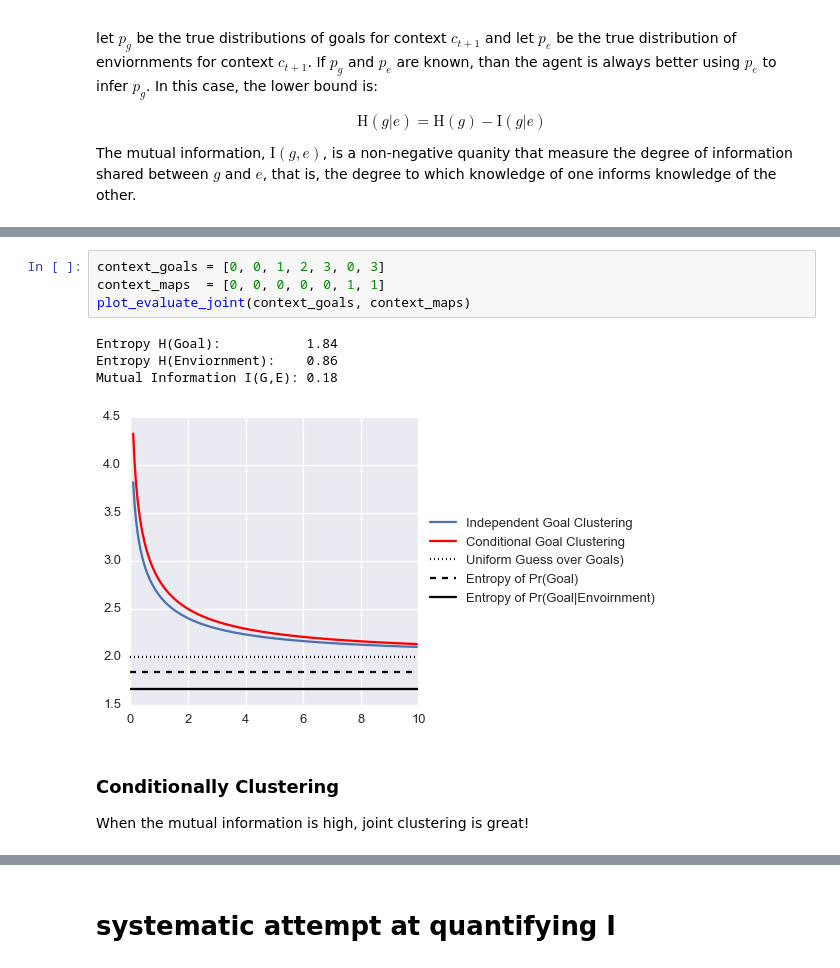
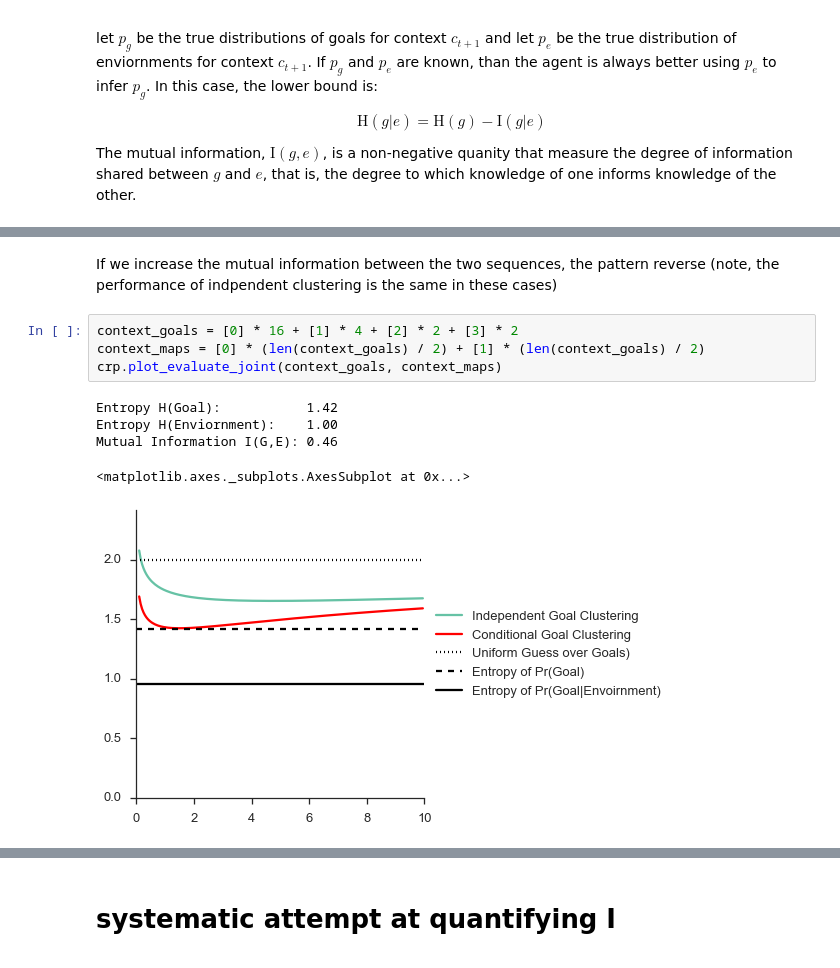
Before and after one commit to nicktfranklin/IndependentClusters, a Jupyter notebook: NormativeAnalysis.ipynb, the cells around one changed output, grey strips where cells are left out. Saved outputs shown, nothing was run; the diff lists cells and outputs as text.

```diff
--- a/NormativeAnalysis.ipynb
+++ b/NormativeAnalysis.ipynb
@@ -300,12 +194,12 @@ Notice, the mutual information here is low.
+# %% [markdown]
+If we increase the mutual information between the two sequences, the pattern reverse (note, the performance of indpendent clustering is the same in these cases)
 # %%
-context_goals = [0, 0, 1, 2, 3, 0, 3]
-context_maps  = [0, 0, 0, 0, 0, 1, 1]
-plot_evaluate_joint(context_goals, context_maps)
+context_goals = [0] * 16 + [1] * 4 + [2] * 2 + [3] * 2
+context_maps = [0] * (len(context_goals) / 2) + [1] * (len(context_goals) / 2)
+crp.plot_evaluate_joint(context_goals, context_maps)
 # %% [output]
-Entropy H(Goal):           1.84
-Entropy H(Enviornment):    0.86
-Mutual Information I(G,E): 0.18
+Entropy H(Goal):           1.42
+Entropy H(Enviornment):    1.00
+Mutual Information I(G,E): 0.46
+<matplotlib.axes._subplots.AxesSubplot at 0x...>
-[figure, old version]
+[figure, new version]
-# %% [markdown]
-### Conditionally Clustering
-When the mutual information is high, joint clustering is great!
```
Also changed, not shown: parts of 48 cells of this notebook, 1 other file.
